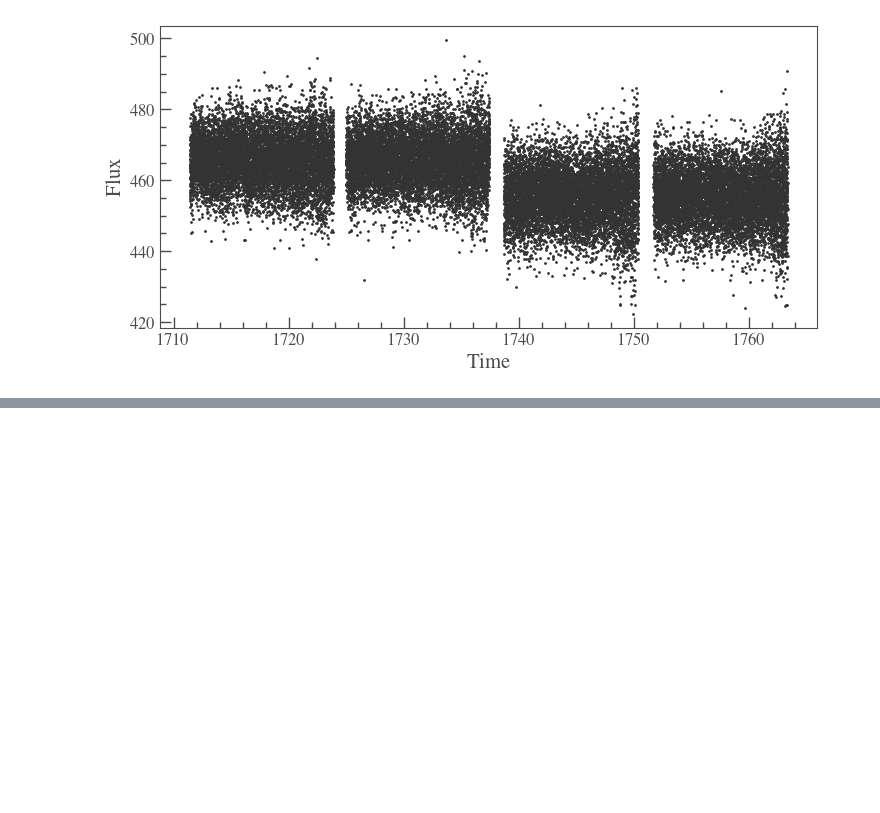
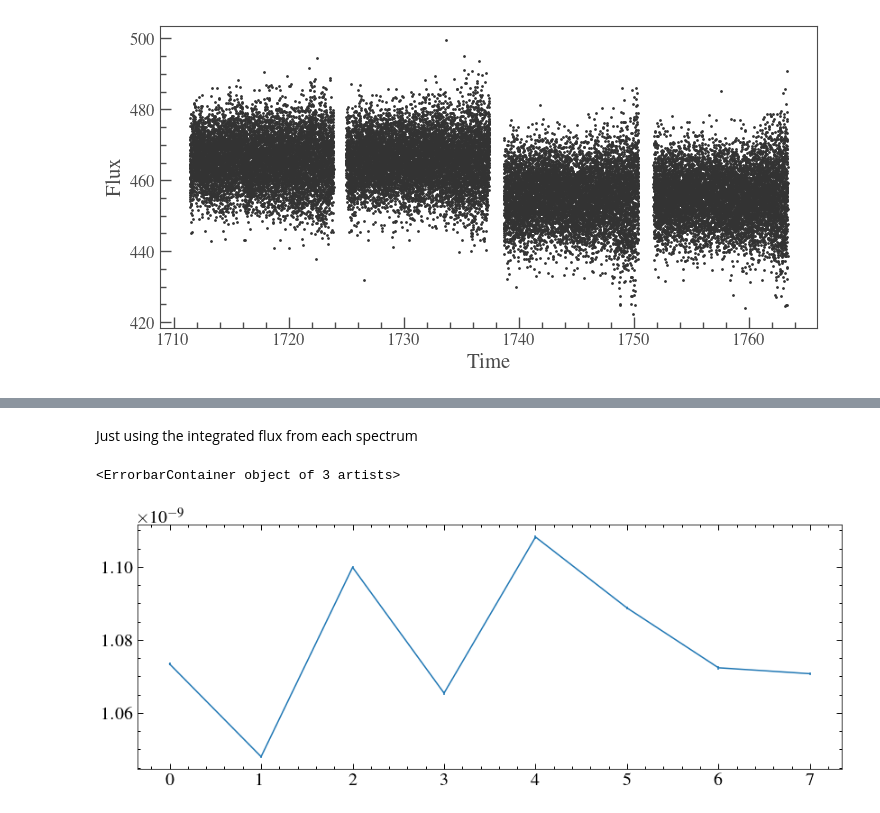
Before and after one commit to davidjwilson/GD394-Tess, a Jupyter notebook: spot_model.ipynb, the cells around one changed output, grey strips where cells are left out. Saved outputs shown, nothing was run; the diff lists cells and outputs as text; code cells hidden in the pictures; blank space fills up the shorter version.

```diff
--- a/spot_model.ipynb
+++ b/spot_model.ipynb
@@ -379,0 +417,19 @@ lc.scatter()
+# %% [markdown]
+Just using the integrated flux from each spectrum
+# %%
+specs = glob.glob('../observations/201808_spectra/stitched_spectra/*.dat')
+fs = []
+es = []
+for spec in specs:
+    w, f, e, dq = np.loadtxt(spec, unpack=True)
+    mask = (dq==0) & (w > 1160)
+    w, f, e = w[mask], f[mask], e[mask]
+    #plt.plot(w, f)
+    fs.append(np.sum(f[1:]*np.diff(w)))
+    es.append(np.sum(f[1:]*np.diff(w))*(np.sum(e**2)**0.5/np.sum(f)))
+   # plt.xlim(1200, 1230)
+
+plt.errorbar(np.arange(len(fs)), fs, yerr=es)
+# %% [output]
+<ErrorbarContainer object of 3 artists>
+[figure, added]
```
Also changed, not shown: parts of 10 cells of this notebook, 3 other files.
